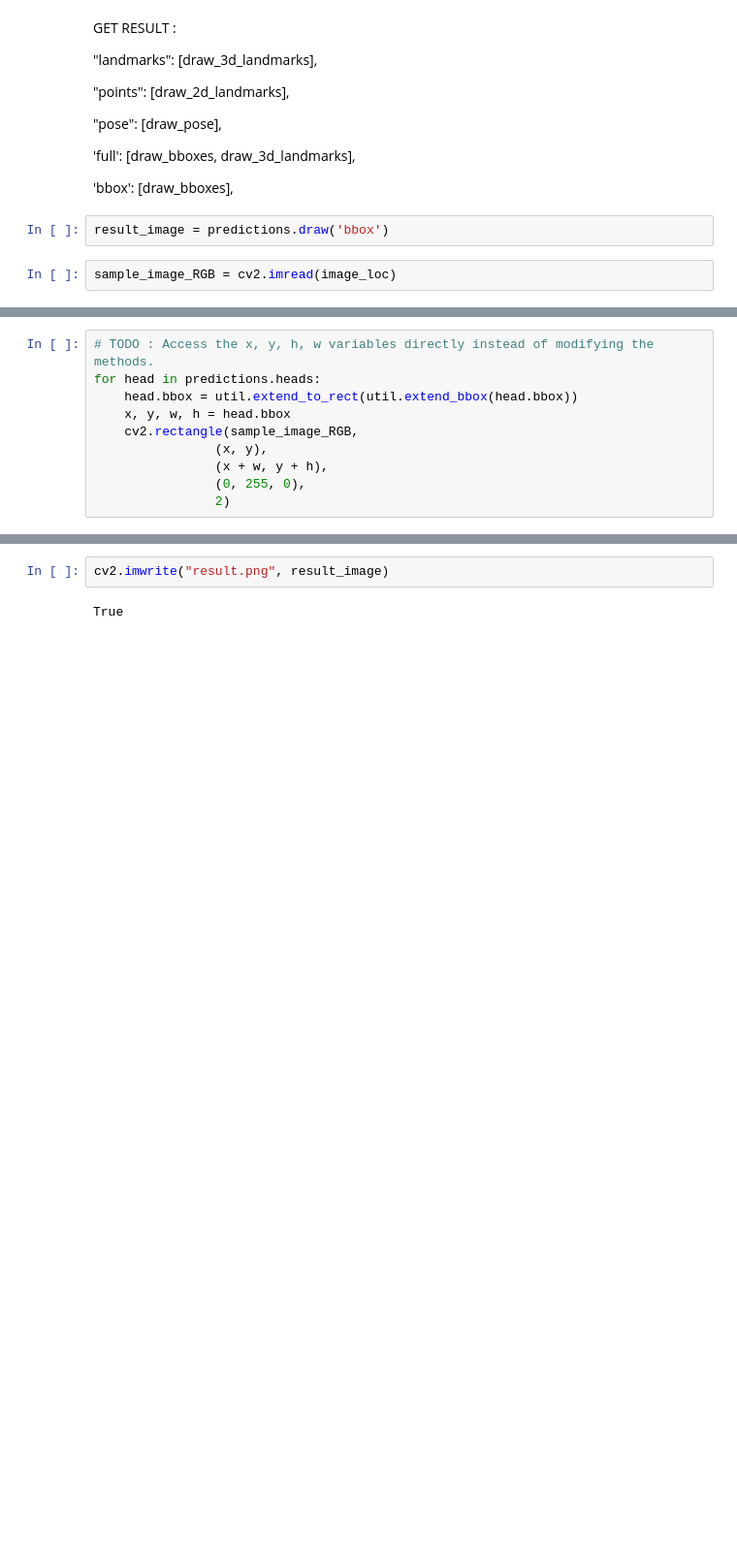
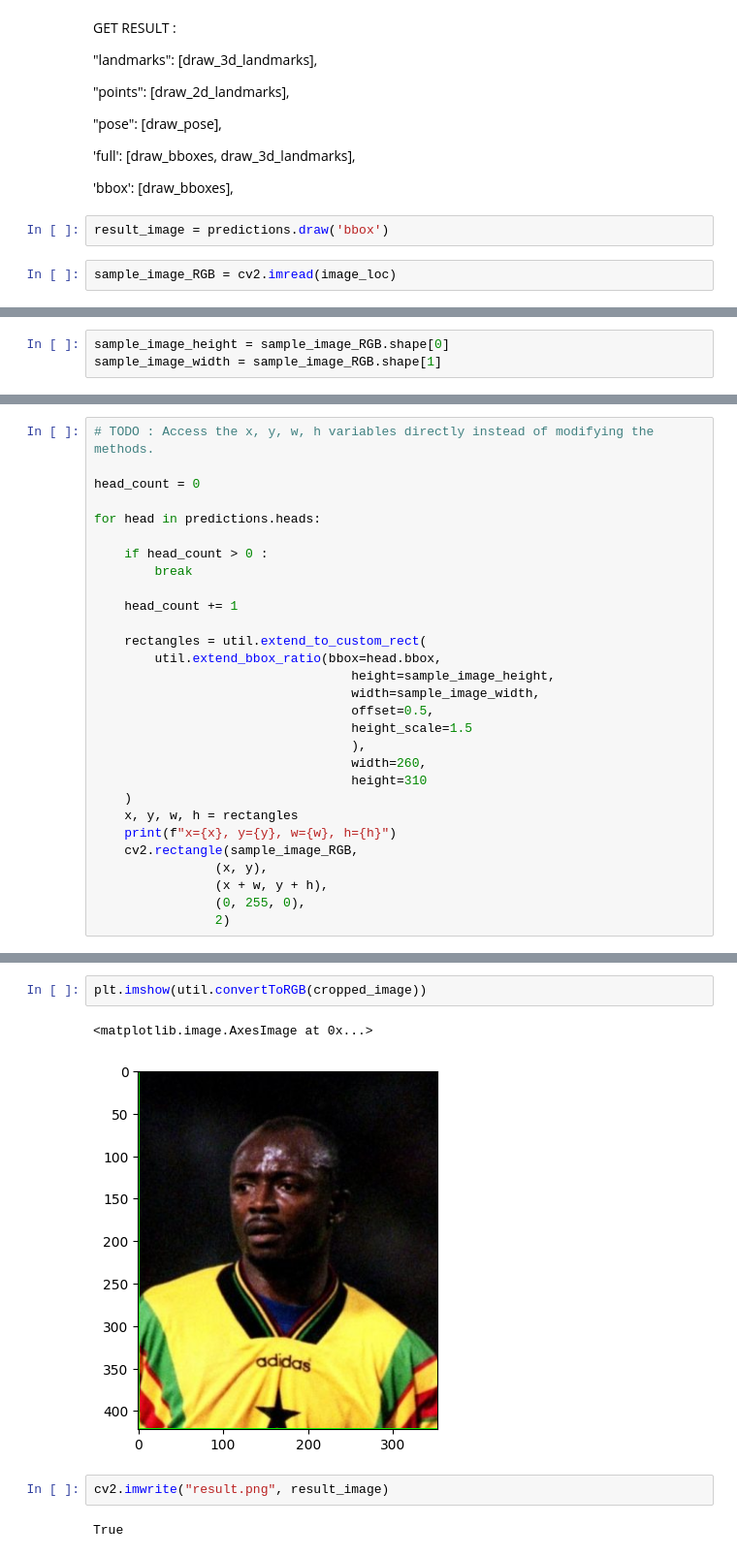
Before and after one commit to Serph5100/fm-face-finder, a Jupyter notebook: proj/python/head_detector.ipynb, the cells around one changed output, grey strips where cells are left out. Shown at 97% size. Drawn from its saved outputs; the diff is of its cells as text; blank space fills up the shorter version.

```diff
--- a/proj/python/head_detector.ipynb
+++ b/proj/python/head_detector.ipynb
@@ -73,0 +80,3 @@ sample_image_RGB = cv2.imread(image_loc)
+# %%
+sample_image_height = sample_image_RGB.shape[0]
+sample_image_width = sample_image_RGB.shape[1]
@@ -74,8 +89,27 @@ sample_image_RGB = cv2.imread(image_loc)
 # %%
-# TODO : Access the x, y, h, w variables directly instead of modifying the methods.
+# TODO : Access the x, y, w, h variables directly instead of modifying the methods.
+
+head_count = 0
+
 for head in predictions.heads:
-    head.bbox = util.extend_to_rect(util.extend_bbox(head.bbox))
-    x, y, w, h = head.bbox
+
+    if head_count > 0 :
+        break
+
+    head_count += 1
+
+    rectangles = util.extend_to_custom_rect(
+        util.extend_bbox_ratio(bbox=head.bbox,
+                                  height=sample_image_height,
+                                  width=sample_image_width,
+                                  offset=0.5,
+                                  height_scale=1.5
+                                  ),
+                                  width=260,
+                                  height=310
+    )
+    x, y, w, h = rectangles
+    print(f"x={x}, y={y}, w={w}, h={h}")
     cv2.rectangle(sample_image_RGB,
                 (x, y),
                 (x + w, y + h),
@@ -89,3 +127,8 @@ plt.imshow(util.convertToRGB(sample_image_RGB))
+# %%
+plt.imshow(util.convertToRGB(cropped_image))
+# %% [output]
+<matplotlib.image.AxesImage at 0x...>
+[figure, added]
 # %%
 cv2.imwrite("result.png", result_image)
 # %% [output]
```
Also changed, not shown: parts of 8 cells of this notebook, 1 other file.
